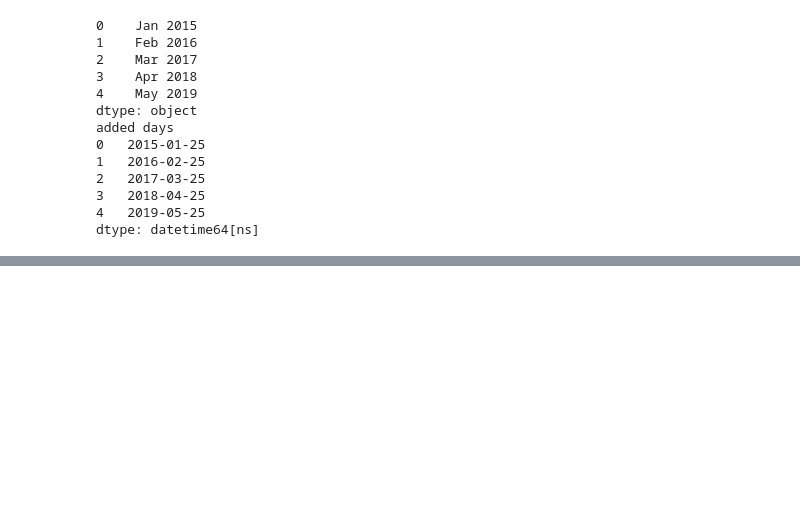
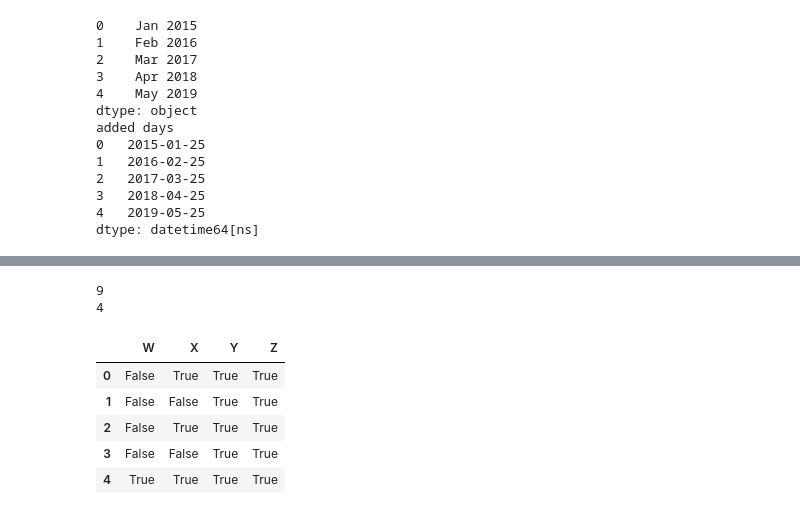
Before and after one commit to MayureshOP-max/DataAnalytics, a Jupyter notebook: Day4_Assignment2.ipynb, the cells around one changed output, grey strips where cells are left out. Drawn from its saved outputs; the diff is of its cells as text; code cells hidden in the pictures; blank space fills up the shorter version.

```diff
--- a/Day4_Assignment2.ipynb
+++ b/Day4_Assignment2.ipynb
@@ -956,0 +1251,60 @@ dtype: datetime64[ns]
+# %%
+# 39. Write a Pandas program to find the index of the first occurrence of the smallest and
+# largest value of a given series.
+# Sample Output:
+# Original Series:
+# 0 1
+# 1 3
+# 2 7
+# .....
+# 7 1
+# 8 9
+# 9 0
+# dtype: int64
+# Index of the first occurrence of the smallest and largest value of the said
+# series:
+# 9
+# 4
+
+a= pd.Series([1, 3, 7, 12, 88, 23, 3, 1, 9, 0])
+print(a.idxmin())
+print(a.idxmax())
+# %% [output]
+9
+4
+# %%
+# 40. Write a Pandas program to check inequality over the index axis of a given dataframe
+# and a given series.
+# Sample Output:
+# Original DataFrame:
+# W X Y Z
+# 0 68.0 78.0 84 86
+# 1 75.0 75.0 94 97
+# 2 86.0 NaN 89 96
+# 3 80.0 80.0 86 72
+# 4 NaN 86.0 86 83
+# Original Series:
+# 0 68.0
+# 1 75.0
+# 2 86.0
+# 3 80.0
+# 4 NaN
+# dtype: float64
+# Check for inequality of the said series & dataframe:
+# W X Y Z
+# 0 False True True True
+# 1 False False True True
+# 2 False True True True
+# 3 False False True True
+# 4 True True True True
+
+a = pd.DataFrame({'W':[68,75,86,80,None],'X':[78,75,None,80,86], 'Y':[84,94,89,86,86],'Z':[86,97,96,72,83]});
+b = pd.Series([68, 75, 86, 80, None])
+a.ne(b, axis = 0)
+# %% [output]
+|  | W | X | Y | Z |
+| 0 | False | True | True | True |
+| 1 | False | False | True | True |
+| 2 | False | True | True | True |
+| 3 | False | False | True | True |
+| 4 | True | True | True | True |
```
Also changed, not shown: parts of 15 cells of this notebook.
